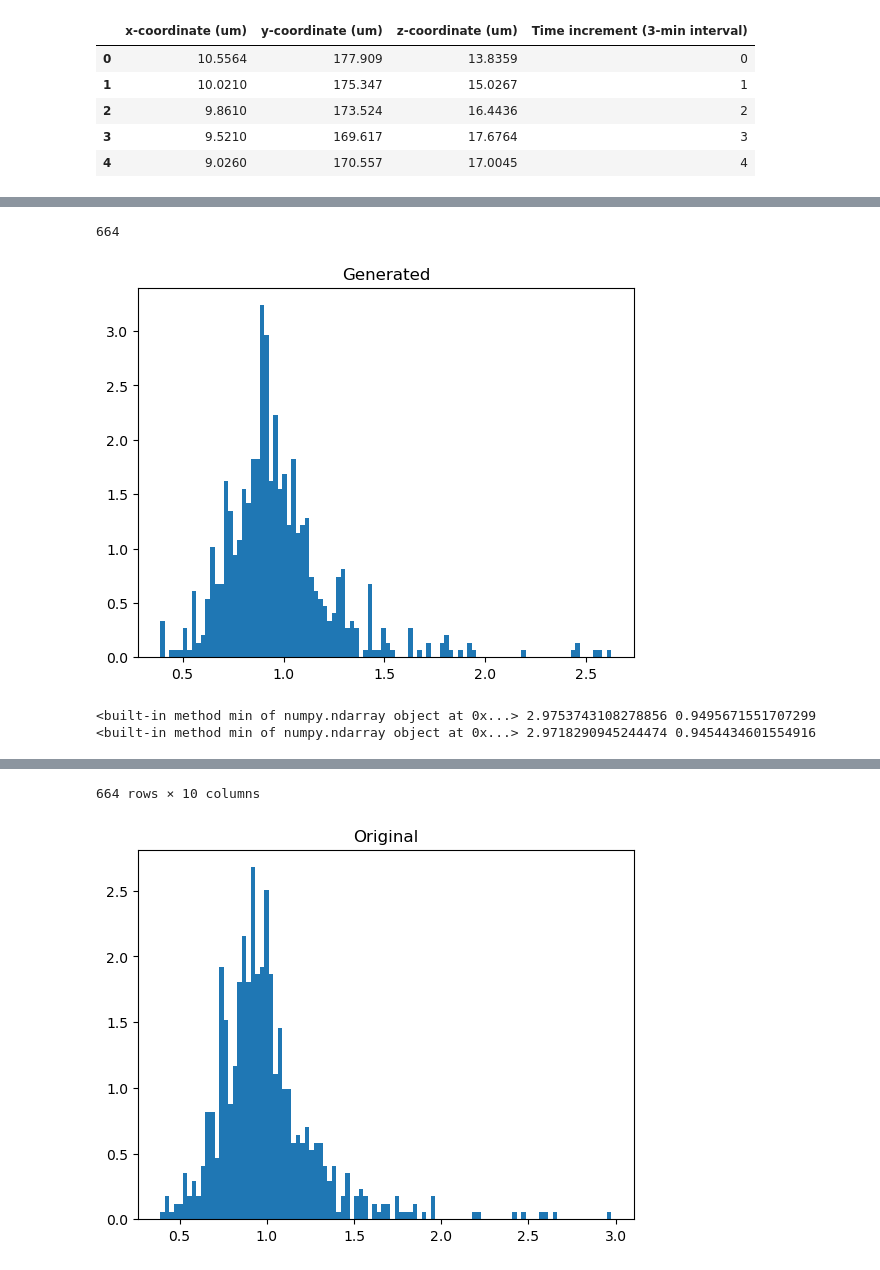
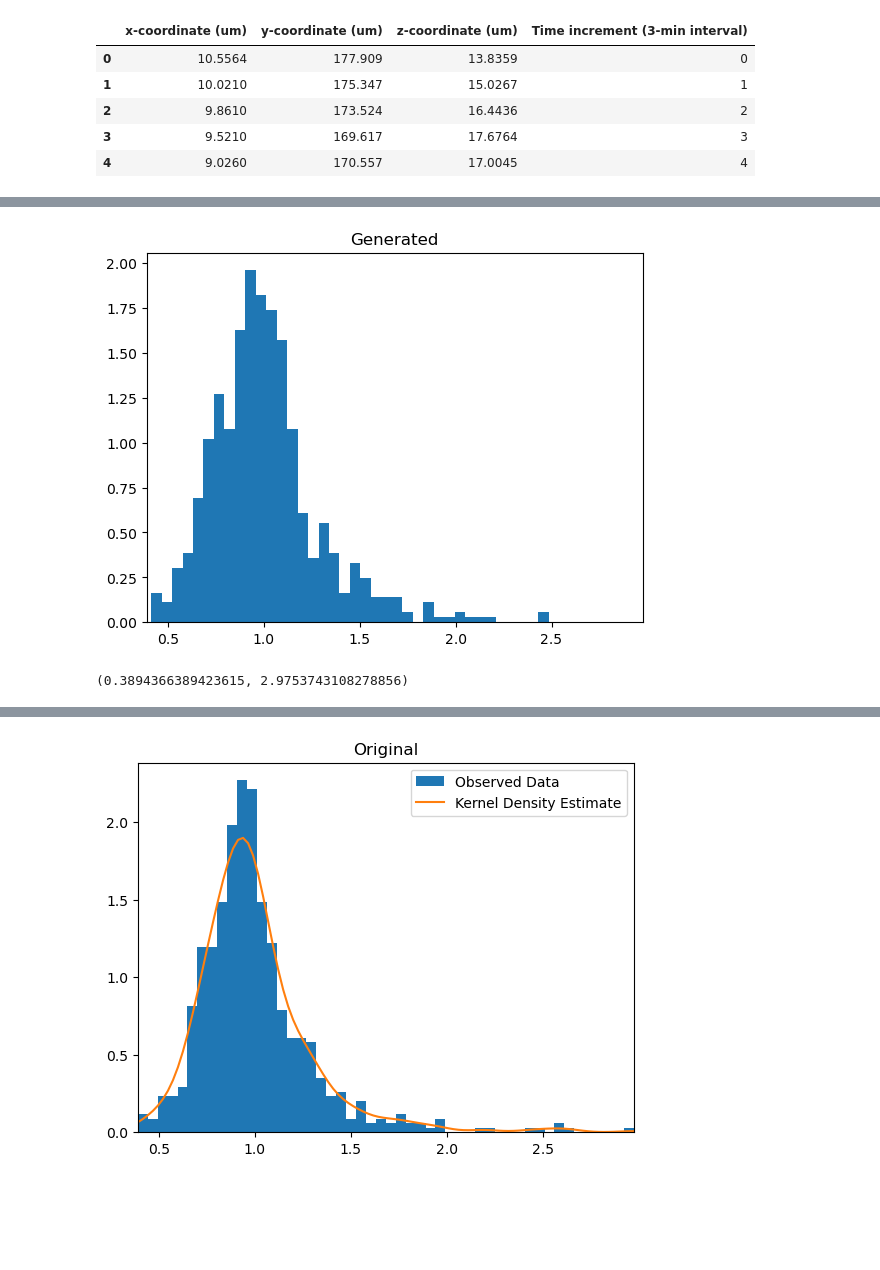
Before and after one commit to dz1921/RANDOMWALK, a Jupyter notebook: Distribution_Building.ipynb, the cells around one changed output, grey strips where cells are left out. Saved outputs shown, nothing was run; the diff lists cells and outputs as text; code cells hidden in the pictures; blank space fills up the shorter version.

```diff
--- a/Distribution_Building.ipynb
+++ b/Distribution_Building.ipynb
@@ -21,6 +22,7 @@ df.head(5)
 # %%
 #Function to calculate step lengths
 # First cell traj goes up to 174 time increments
+df = pd.read_excel(file_path)
 def calc_step_length(df):
     df['group_id'] = (df['Time increment (3-min interval)'] == 0).cumsum()  # Create a unique identifier for each trajectory
 
@@ -34,10 +36,14 @@ def calc_step_length(df):
 
     group_means = df.groupby('group_id')['step_length'].mean()
     df['normalized_step_length'] = df.apply(lambda row: row['step_length'] / group_means[row['group_id']], axis=1)
+    # Try add 2nd part of dict that is number of base trajectory steps
     group_mean_dict = group_means.to_dict()
-    normalized_step_length = df['normalized_step_length'].to_numpy()
+    normalized_step_length_g1 = df[df['group_id'] == 1]['step_length'].to_numpy()
+    normalized_step_global = df['normalized_step_length'].to_numpy()
 
-    return df, normalized_step_length, group_mean_dict
+    return df, step_length_g1, normalized_step_global, group_mean_dict
+
+df, normalized_steps, normalized_step_global,mean_steps = calc_step_length(df)
 # %%
 df
 # %% [output]
@@ -77,20 +71,36 @@ def sample_steps(in_steps, n_samples, bins=1000):
+# %%
+def sample_kde(in_x, n_samples, return_kde=False, lower=None):
+    kde = gaussian_kde(in_x)
+    if lower is not None:
+        out = np.zeros(n_samples,)
+        n = 0
+        while n < n_samples:
+            proposal = kde.resample(1)[0][0]
+            if proposal < lower:
+                continue
+            out[n] = proposal
+            n += 1
+        if return_kde:
+            return out, kde
+        return out
+    else:
+        if return_kde:
+            return kde.resample(n_samples)[0], kde
+        return kde.resample(n_samples)[0]
 # %%
 # Plotting and testing functions
 ## steps is ss with all sampled steps
-
-df, normalized_steps, mean_steps = calc_step_length(df)
-print(len(normalized_steps))
-plt.hist(sample_steps(normalized_steps, len(normalized_steps), bins=100), density=True, bins=100)
+samples, kde = sample_kde(normalized_steps, len(normalized_steps), return_kde=True)
+plt.hist(samples, density=True, bins=50)
 plt.title('Generated')
+plt.xlim(normalized_steps.min(), normalized_steps.max())
 plt.show()
-plt.hist(normalized_steps, density=True, bins=100)
+plt.hist(normalized_steps, density=True, bins=50, label='Observed Data')
 plt.title('Original')
-ss = sample_steps(normalized_steps, len(normalized_steps))
-print(normalized_steps.min, normalized_steps.max(), np.median(normalized_steps))
-print(ss.min, ss.max(), np.median(ss))
-df
+xx = np.linspace(normalized_steps.min(), normalized_steps.max(), 100)
+plt.plot(xx, kde.evaluate(xx), label='Kernel Density Estimate')
+plt.legend()
+plt.xlim(normalized_steps.min(), normalized_steps.max())
 # %% [output]
+[figure, new version]
-664
+(0.3894366389423615, 2.9753743108278856)
-[figure, old version]
-<built-in method min of numpy.ndarray object at 0x...> 2.9753743108278856 0.9495671551707299
-<built-in method min of numpy.ndarray object at 0x...> 2.9718290945244474 0.9454434601554916
@@ -109,5 +107,4 @@ df
-664 rows × 10 columns
-[figure, old version]
+[figure, new version]
 # %%
 #Time distributions
 def calc_time(dt, R=7.2):
```
Also changed, not shown: parts of 16 cells of this notebook.
